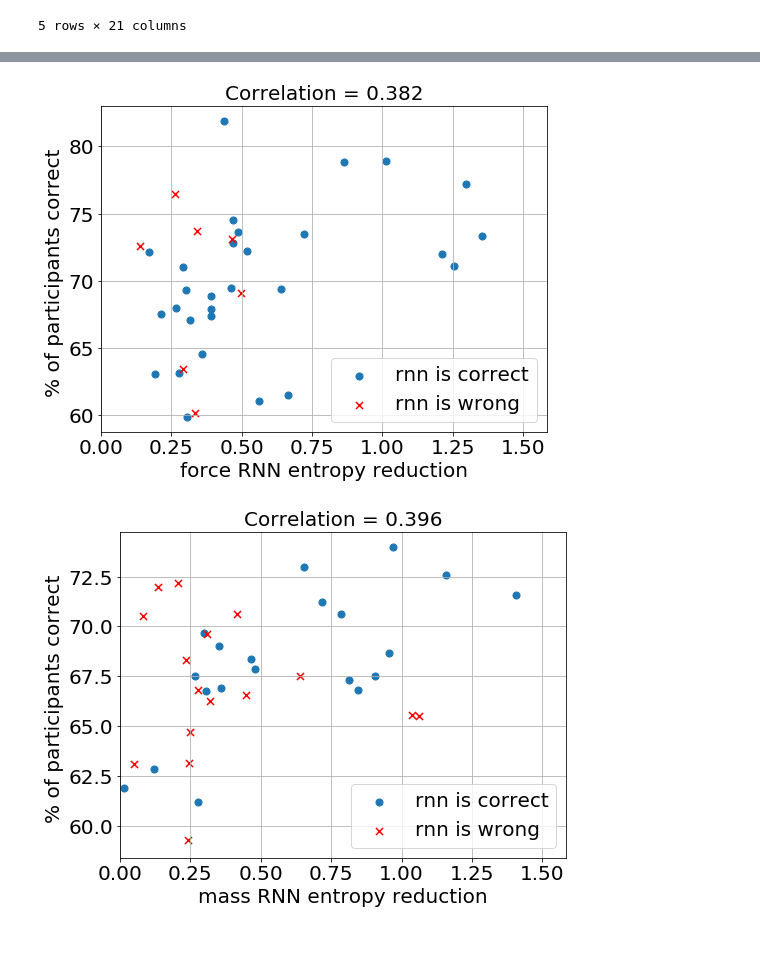
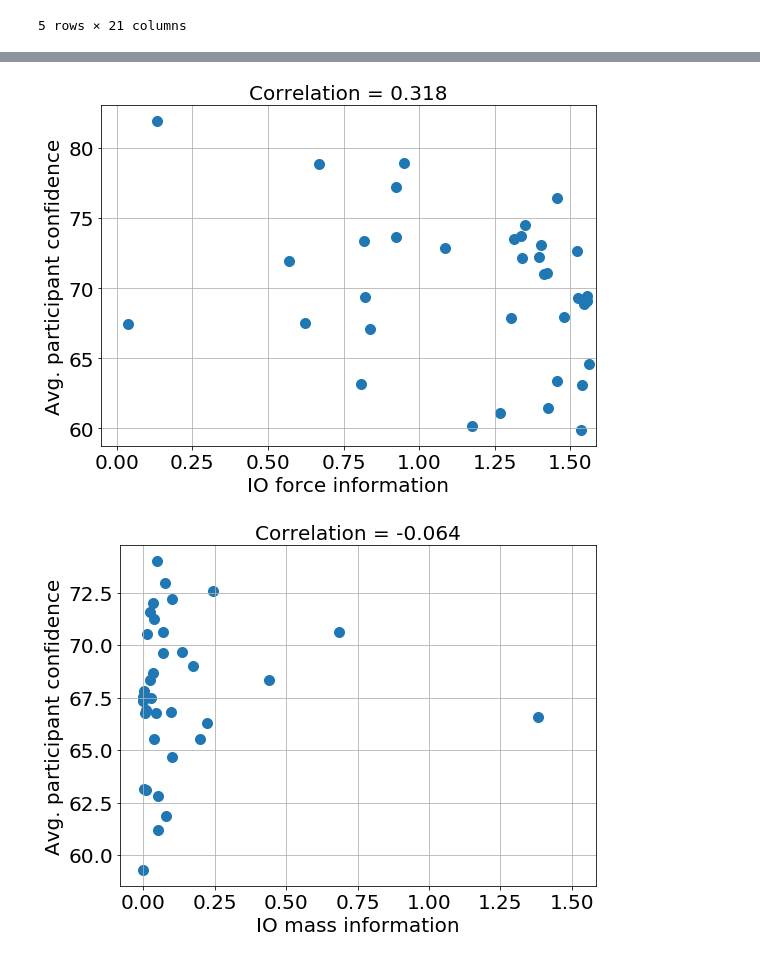
Before and after one commit to iamhectorotero/learning-physical-properties-with-rnns, a Jupyter notebook: cogsci_experiments/91. Is RNN softmax output a good predictor for human guesses.ipynb, the cells around one changed output, grey strips where cells are left out. Drawn from its saved outputs; the diff is of its cells as text; code cells hidden in the pictures.

Commit message:
Redo plots for CogSci submission

```diff
--- a/cogsci_experiments/91. Is RNN softmax output a good predictor for human guesses.ipynb
+++ b/cogsci_experiments/91. Is RNN softmax output a good predictor for human guesses.ipynb
@@ -315,7 +316,7 @@ get_rnn_answer(passive_responses, "force")
 # %%
 max_entropy = entropy_response_rnn(np.array([[1/3, 1/3, 1/3]]))
 
-def plot_entropy_correlation(question_type, true_class, got_question_right):
+def plot_entropy_correlation(question_type, true_class, got_question_right, ylabel="% of participants correct "):
 
     if question_type == "mass":
         class_columns = MASS_CLASS_COLS
@@ -330,22 +331,22 @@ def plot_entropy_correlation(question_type, true_class, got_question_right):
     f, ax = plt.subplots(1, 1, figsize=(8, 6))
 
     passive_responses[is_example_correct].plot(kind="scatter", x="answer_entropy", y=got_question_right,
-                                               marker="o", label="rnn is correct", s=50, ax=ax)
+                                               marker="o", label="rnn is correct", s=100, ax=ax)
     passive_responses[~is_example_correct].plot(kind="scatter", x="answer_entropy", y=got_question_right,
-                                                c="r", marker="x", label="rnn is wrong", s=50, ax=ax)
+                                                c="r", marker="x", label="rnn is wrong", s=100, ax=ax)
 
     # passive_responses.plot(kind="scatter", x="answer_entropy", y=got_question_right, marker="o", s=50, ax=ax)
     corr_coef = np.corrcoef(passive_responses.answer_entropy, passive_responses[got_question_right])[0][1]
 
     plt.title("Correlation = %.3f" % corr_coef, fontsize=20)
     plt.xlabel(question_type+" RNN entropy reduction", fontsize=20)
-    plt.ylabel("% of participants correct ", fontsize=20)
+    plt.ylabel(ylabel, fontsize=20)
     plt.legend(fontsize=20)
     plt.xlim((0, max_entropy))
-    # plt.ylim((0, 1))
+    # plt.ylim((-0.05, 1.05))
     plt.tick_params(axis='both', which='major', labelsize=20)
     plt.grid()
-
-    plt.show()
+    plt.tight_layout()
+    # plt.show()
 # %%
 plot_entropy_correlation("force", "true_rel", "got_force_right")
@@ -355,0 +412,25 @@ plot_entropy_correlation("mass", "true_mass", "got_mass_right")
+# %%
+def plot_entropy_correlation(question_type, got_question_right):
+
+    if question_type == "mass":
+        class_columns = MASS_CLASS_COLS
+        post_entropy_col = "post_ent_mass.rtheta"
+    elif question_type == "force":
+        class_columns = FORCE_CLASS_COLS
+        post_entropy_col = "post_ent_rel.rtheta"
+
+    passive_responses[post_entropy_col+"_copy"] = max_entropy - passive_responses[post_entropy_col]
+    f, ax = plt.subplots(1, 1, figsize=(8, 6))
+
+    passive_responses.plot(kind="scatter", x=post_entropy_col, y=got_question_right, s=100, ax=ax)
+    corr_coef = np.corrcoef(passive_responses[got_question_right], passive_responses[post_entropy_col+"_copy"])[0][1]
+
+    plt.title("Correlation = %.3f" % corr_coef, fontsize=20)
+    plt.xlabel("IO "+question_type+" information", fontsize=20)
+    plt.ylabel("Avg. participant confidence", fontsize=20)
+    # plt.legend(fontsize=20)
+    plt.xlim(right=max_entropy)
+    # plt.ylim((0, 1))
+    plt.tick_params(axis='both', which='major', labelsize=20)
+    plt.grid()
+    plt.tight_layout()
@@ -356,6 +445,8 @@ plot_entropy_correlation("mass", "true_mass", "got_mass_right")
 # %%
-plot_entropy_correlation("force", "true_rel", "conf_rel")
-plot_entropy_correlation("mass", "true_mass", "conf_mass")
+plot_entropy_correlation("force", "conf_rel")
+plt.savefig("cogsci_images/force_IO_confidence_correlation.pdf")
+plot_entropy_correlation("mass", "conf_mass")
+plt.savefig("cogsci_images/mass_IO_confidence_correlation.pdf")
 # %% [output]
-[figure, old version]
+[figure, new version]
-[figure, old version]
+[figure, new version]
```
Also changed, not shown: parts of 13 cells of this notebook, 2 other files.
